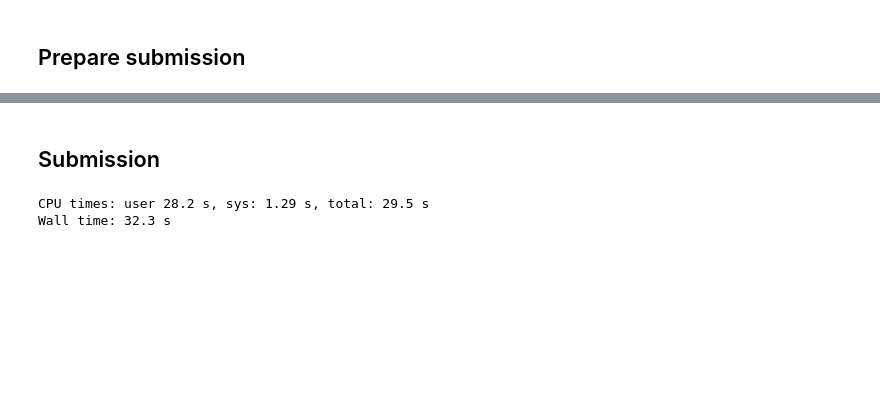
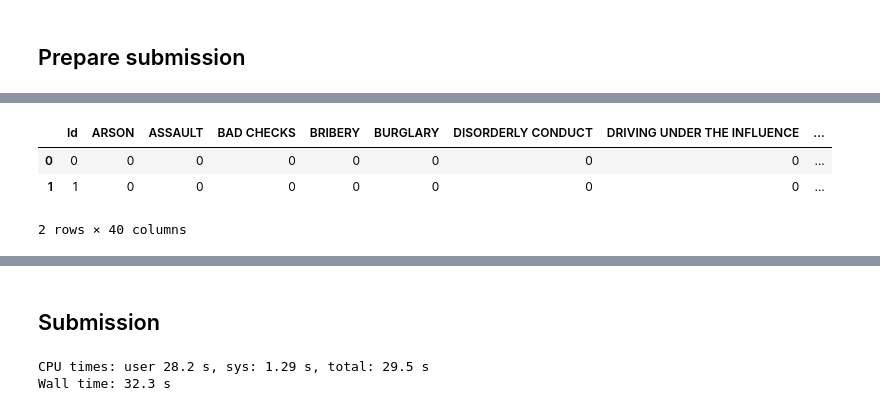
Before and after one commit to mtimet/dspres, a Jupyter notebook: demo/3.2 Random Forest - Initial Approach.ipynb, the cells around one changed output, grey strips where cells are left out. Drawn from its saved outputs; the diff is of its cells as text; code cells hidden in the pictures; blank space fills up the shorter version.

```diff
--- a/demo/3.2 Random Forest - Initial Approach.ipynb
+++ b/demo/3.2 Random Forest - Initial Approach.ipynb
@@ -130,0 +114,7 @@ categories = sorted(train.Category.unique())
+# %%
+tosubmit.head(2)
+# %% [output]
+|  | Id | ARSON | ASSAULT | BAD CHECKS | BRIBERY | BURGLARY | DISORDERLY CONDUCT | DRIVING UNDER THE INFLUENCE | ... |
+| 0 | 0 | 0 | 0 | 0 | 0 | 0 | 0 | 0 | ... |
+| 1 | 1 | 0 | 0 | 0 | 0 | 0 | 0 | 0 | ... |
+2 rows × 40 columns
```
Also changed, not shown: parts of 22 cells of this notebook, 4 other files.
